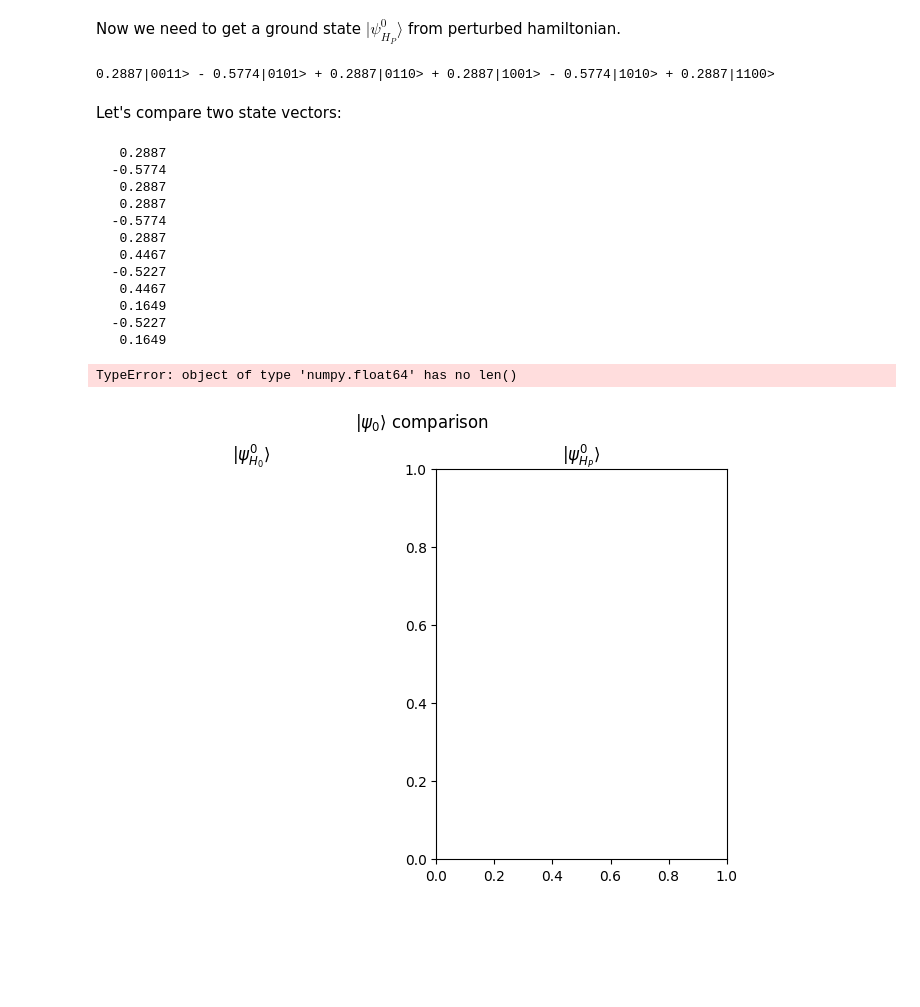
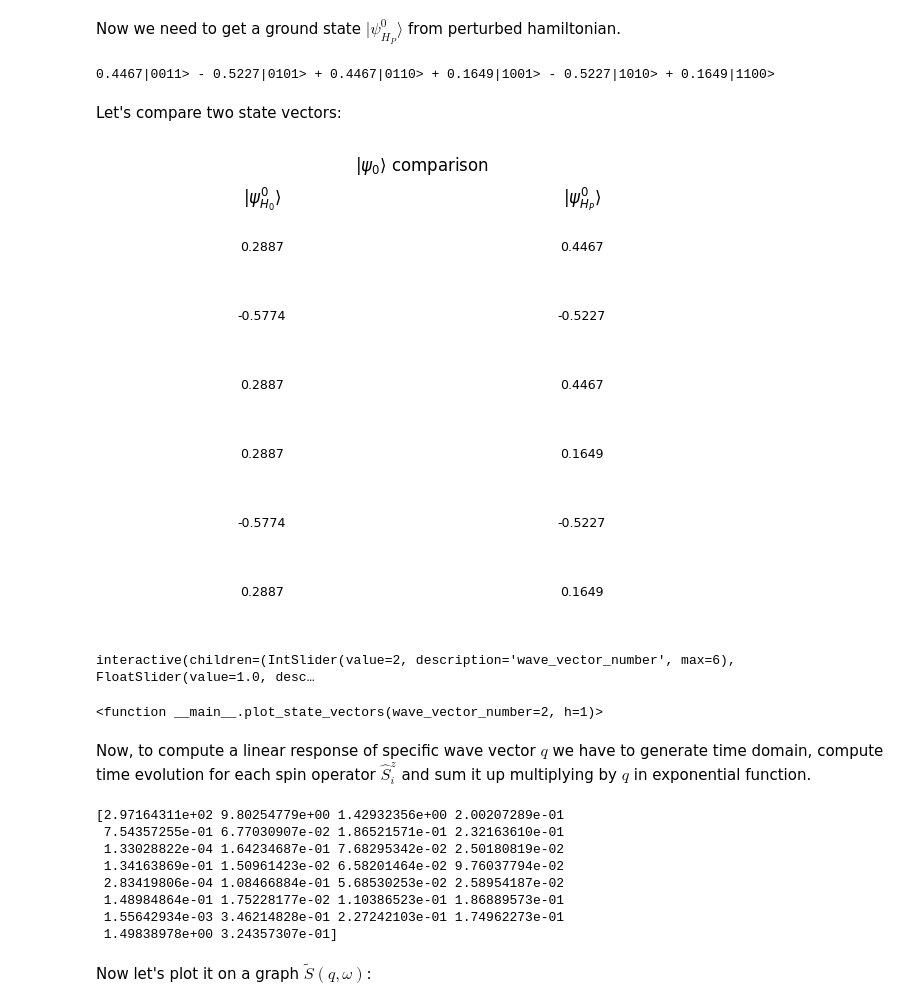
Before and after one commit to Yolonek/HeisenbergModel, a Jupyter notebook: Perturbation/PerturbationDescription.ipynb, the cells around one changed output. Saved outputs shown, nothing was run; the diff lists cells and outputs as text; code cells hidden in the pictures; blank space fills up the shorter version.

```diff
--- a/Perturbation/PerturbationDescription.ipynb
+++ b/Perturbation/PerturbationDescription.ipynb
@@ -88,36 +89,22 @@ interactive(children=(IntSlider(value=0, description='wave_vector_number', max=4
 # %% [markdown]
 Now we need to get a ground state $|\psi_{H_P}^0\rangle$ from perturbed hamiltonian.
 # %%
-ground_state = quantum_state.get_nth_eigenvector(0)
+ground_state = quantum_state.get_state_vector()
 quantum_state.eigenstates(add_perturbation=perturbation)
-ground_state_perturbed = quantum_state.get_nth_eigenvector(0)
+quantum_state.set_vector_from_eigenstate(0)
+ground_state_perturbed = quantum_state.get_state_vector()
 quantum_state.print_state_vector()
 # %% [output]
-0.2887|0011> - 0.5774|0101> + 0.2887|0110> + 0.2887|1001> - 0.5774|1010> + 0.2887|1100>
+0.4467|0011> - 0.5227|0101> + 0.4467|0110> + 0.1649|1001> - 0.5227|1010> + 0.1649|1100>
 # %% [markdown]
 Let's compare two state vectors:
 # %%
 fig2, ax2 = plt.subplots(1, 2, layout='constrained')
 fig2.suptitle(f'$|\psi_0{rangle}$ comparison')
 ax2[0].set_title(r'$|\psi_{H_0}^0' + f'{rangle}$')
 ax2[1].set_title(r'$|\psi_{H_P}^0' + f'{rangle}$')
-ground_state.print()
-ground_state_perturbed.print()
 quantum_state.plot_data(matrix=ground_state, axes=ax2[0])
 quantum_state.plot_data(matrix=ground_state_perturbed, axes=ax2[1])
 plt.show()
 # %% [output]
-   0.2887
-  -0.5774
-   0.2887
-   0.2887
-  -0.5774
-   0.2887
-   0.4467
-  -0.5227
-   0.4467
-   0.1649
-  -0.5227
-   0.1649
-TypeError: object of type 'numpy.float64' has no len()
-[figure, old version]
+[figure, new version]
@@ -123,0 +129,9 @@ TypeError: object of type 'numpy.float64' has no len()
+# %%
+ipywidgets.interact(plot_state_vectors,
+                    wave_vector_number=(0, 6, 1),
+                    h=(0.01, 10, 0.1))
+# %% [output]
+interactive(children=(IntSlider(value=2, description='wave_vector_number', max=6), FloatSlider(value=1.0, desc…
+<function __main__.plot_state_vectors(wave_vector_number=2, h=1)>
+# %% [markdown]
+Now, to compute a linear response of specific wave vector $q$ we have to generate time domain, compute time evolution for each spin operator $\hat{S}_i^z$ and sum it up multiplying by $q$ in exponential function.
@@ -123,0 +143,14 @@ TypeError: object of type 'numpy.float64' has no len()
+# %%
+linear_response = quantum_state.calculate_linear_response_fft(omega_range, time_range, time_evolution_grid, q)
+print(linear_response)
+# %% [output]
+[2.97164311e+02 9.80254779e+00 1.42932356e+00 2.00207289e-01
+ 7.54357255e-01 6.77030907e-02 1.86521571e-01 2.32163610e-01
+ 1.33028822e-04 1.64234687e-01 7.68295342e-02 2.50180819e-02
+ 1.34163869e-01 1.50961423e-02 6.58201464e-02 9.76037794e-02
+ 2.83419806e-04 1.08466884e-01 5.68530253e-02 2.58954187e-02
+ 1.48984864e-01 1.75228177e-02 1.10386523e-01 1.86889573e-01
+ 1.55642934e-03 3.46214828e-01 2.27242103e-01 1.74962273e-01
+ 1.49838978e+00 3.24357307e-01]
+# %% [markdown]
+Now let's plot it on a graph $\tilde{S}(q, \omega)$:
```
Also changed, not shown: parts of 10 cells of this notebook, 13 other files.
